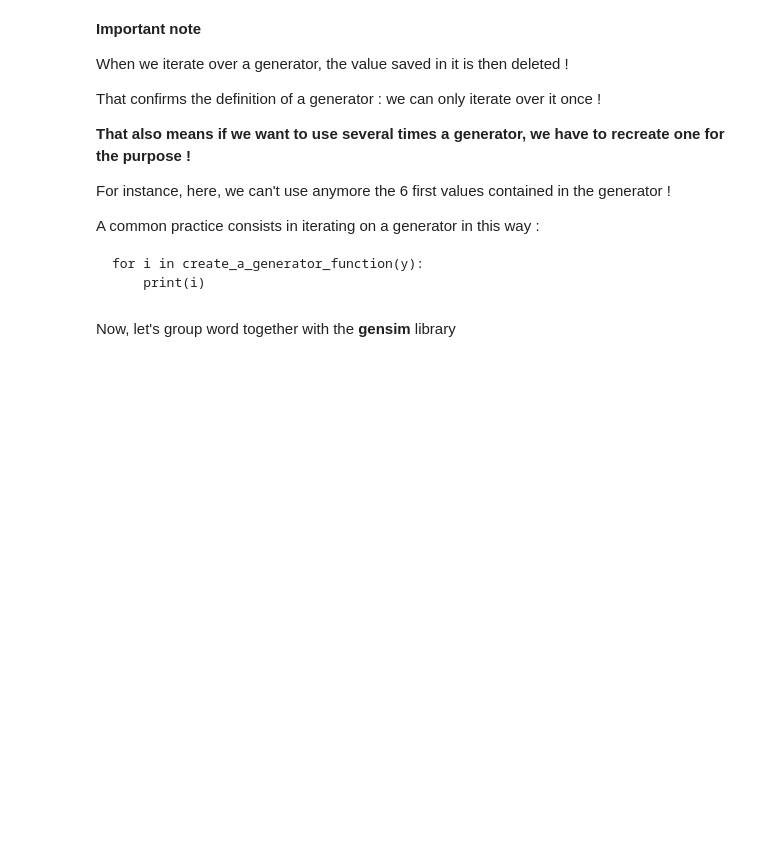
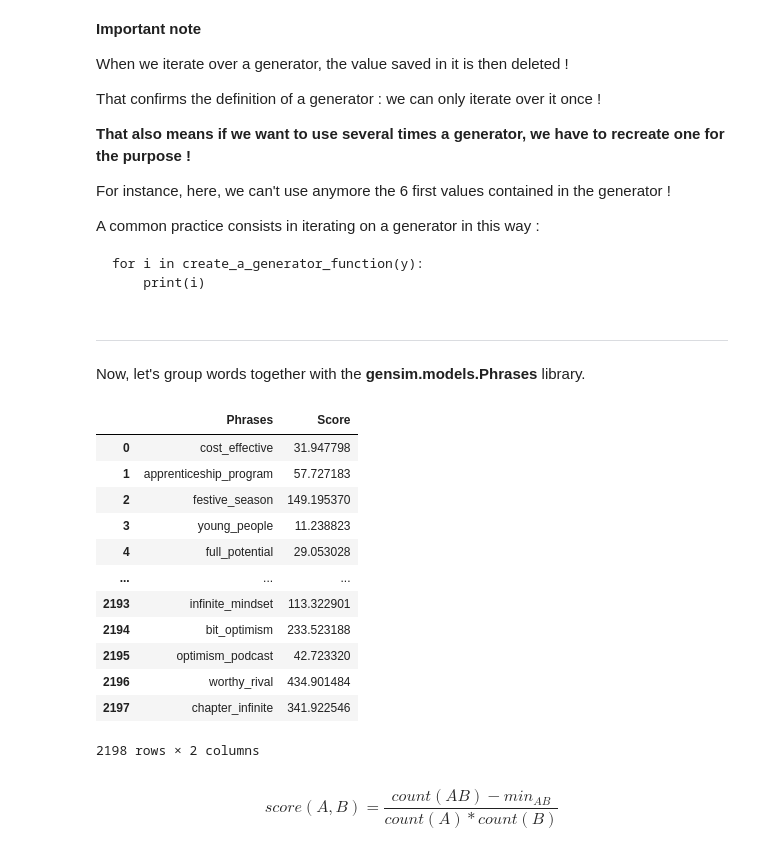
Before and after one commit to jeremyarancio/Linkedin_Posts_Analysis, a Jupyter notebook: 7_TopicModelingV2.ipynb, the cells around one changed output. Drawn from its saved outputs; the diff is of its cells as text; code cells hidden in the pictures; blank space fills up the shorter version.

````diff
--- a/7_TopicModelingV2.ipynb
+++ b/7_TopicModelingV2.ipynb
@@ -383,8 +469,8 @@ To understand how to use spacy with a pandas, here a clearly explained article :
 We first need to apply the spaCy language model to the entire collection of posts. The easiest and most computationally efficient way to do this is to use the *nlp.pipe* function. This will iterate over each document and will apply the language model.
 # %%
 #Let's apply the function *CorpusCleaning* to create a parsed list
-parsed_posts = corpus_cleaning(corpus.Content)
-type(parsed_posts)
+cleaned_posts = corpus_cleaning(first_clean_corpus)
+print(type(cleaned_posts))
 
 #We can print cleaned posts with
 #list(parsed_posts)
@@ -402,5 +486,6 @@ import itertools as it
 # %%
-for post in it.islice(parsed_posts,5):
+for post in it.islice(cleaned_posts,5):
     print(post)
+    print(type(post))
     print('----')
 # %% [output]
@@ -431,5 +521,50 @@ A common practice consists in iterating on a generator in this way :
 for i in create_a_generator_function(y):
     print(i)
 ```
+# %% [markdown]
+******
 # %% [markdown]
-Now, let's group word together with the **gensim** library
+Now, let's group words together with the **gensim.models.Phrases** library.
+# %%
+# This code was long to run
+# Make the folloing statement true if you want to run it again
+if 1 == 1:
+
+    # Let's generate the cleaned content one more time as a generator
+    # It can be used only one time, so we have to be careful to save the modified version
+    cleaned_posts = corpus_cleaning(first_clean_corpus)
+
+    # gensim.Phrases needs a sequence of sentences. (e.g. an iterable or a generator)
+    # Each sentence has to be a list of string tokens
+    streamed_posts = (post.split(' ') for post in cleaned_posts)
+
+    # We train the model
+    # min_count : the minimum of sentences (aka. coupled words) found in the doc. Under this value, the model doesn't take it into consideration.
+    # treshold : (by default : 10). The higher, the fewer phrases.
+    # This line return a model we can use later.
+    bigram_model = Phrases(streamed_posts,min_count=5,threshold=10)
+# %%
+# How many sentences were found ? / Which words were associated in the doc ?
+# pd.DataFrame(data = bigram_model.export_phrases(), columns=[['Phrases',"Score"]])
+
+# model.export_phrases() return a dict with phrases as keys and scores as values
+# score represents the frequency of apparition in doc, following the previous formula :
+phrases = bigram_model.export_phrases()
+
+pd.DataFrame(data = {"Phrases" : phrases.keys() , "Score" : phrases.values()})
+# %% [output]
+|  | Phrases | Score |
+| 0 | cost_effective | 31.947798 |
+| 1 | apprenticeship_program | 57.727183 |
+| 2 | festive_season | 149.195370 |
+| 3 | young_people | 11.238823 |
+| 4 | full_potential | 29.053028 |
+| ... | ... | ... |
+| 2193 | infinite_mindset | 113.322901 |
+| 2194 | bit_optimism | 233.523188 |
+| 2195 | optimism_podcast | 42.723320 |
+| 2196 | worthy_rival | 434.901484 |
+| 2197 | chapter_infinite | 341.922546 |
+2198 rows × 2 columns
+# %% [markdown]
+$$ score(A,B) = \frac{count(AB)-min_{AB}}{count(A)*count(B)} $$
````
Also changed, not shown: parts of 63 cells of this notebook.
